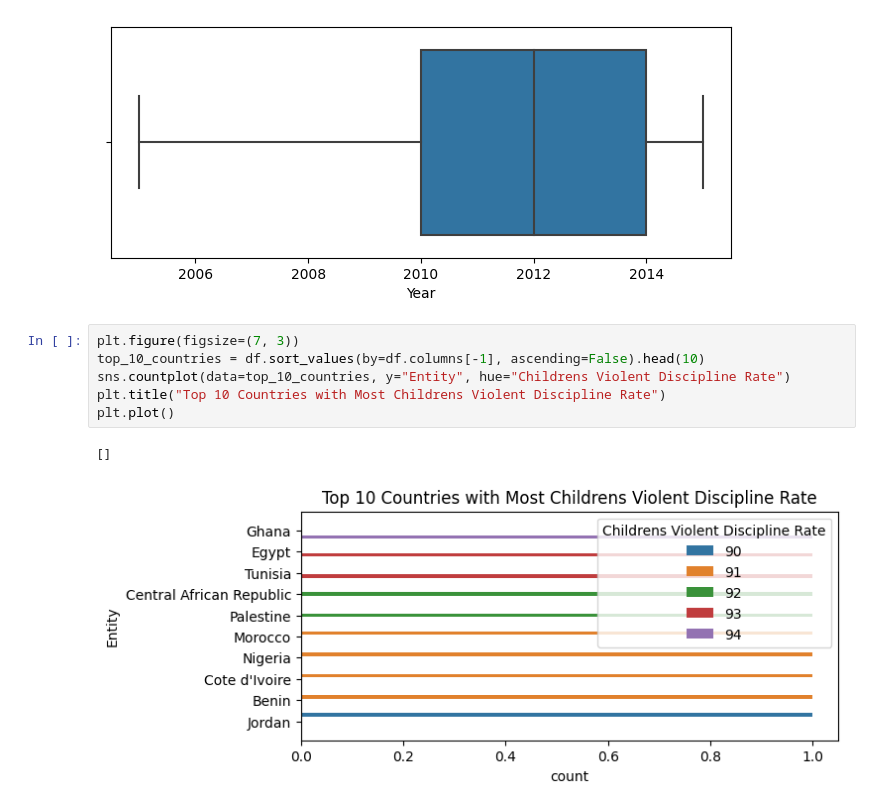
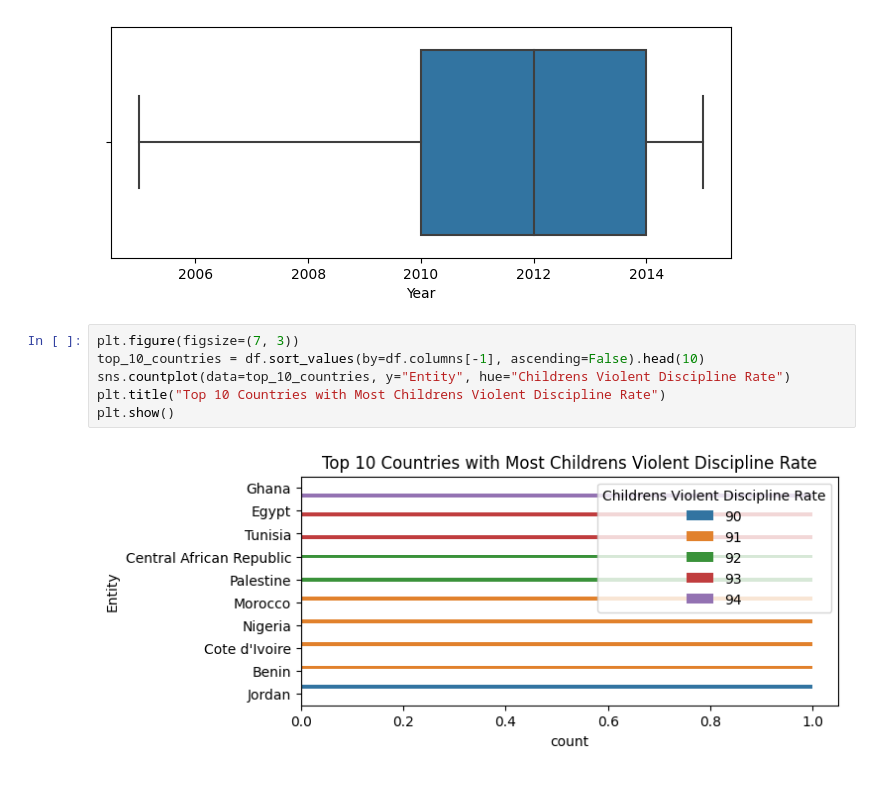
Before and after one commit to SayedShaun/Kaggle, a Jupyter notebook: children-s-violent-discipline.ipynb, the cells around one changed output. Drawn from its saved outputs; the diff is of its cells as text.

```diff
--- a/children-s-violent-discipline.ipynb
+++ b/children-s-violent-discipline.ipynb
@@ -62,9 +62,8 @@ boxplot("Year")
 # %%
 plt.figure(figsize=(7, 3))
 top_10_countries = df.sort_values(by=df.columns[-1], ascending=False).head(10)
 sns.countplot(data=top_10_countries, y="Entity", hue="Childrens Violent Discipline Rate")
 plt.title("Top 10 Countries with Most Childrens Violent Discipline Rate")
-plt.plot()
+plt.show()
 # %% [output]
-[]
-[figure, old version]
+[figure, new version]
```
Also changed, not shown: parts of 3 cells of this notebook.
